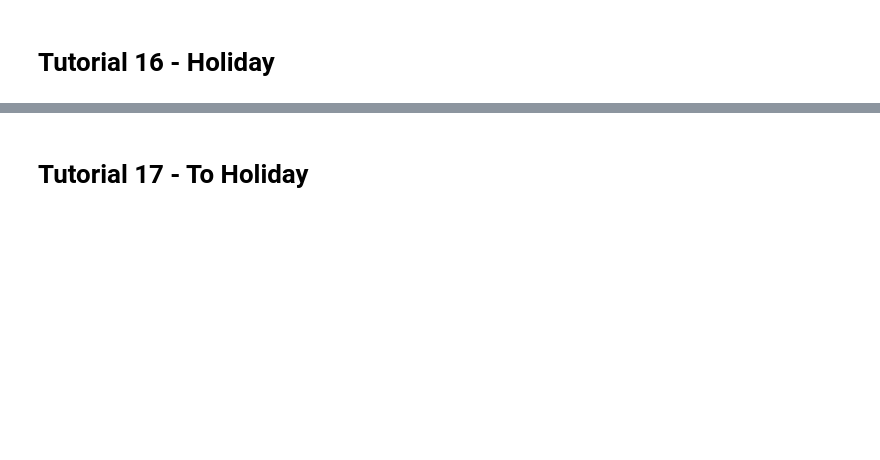
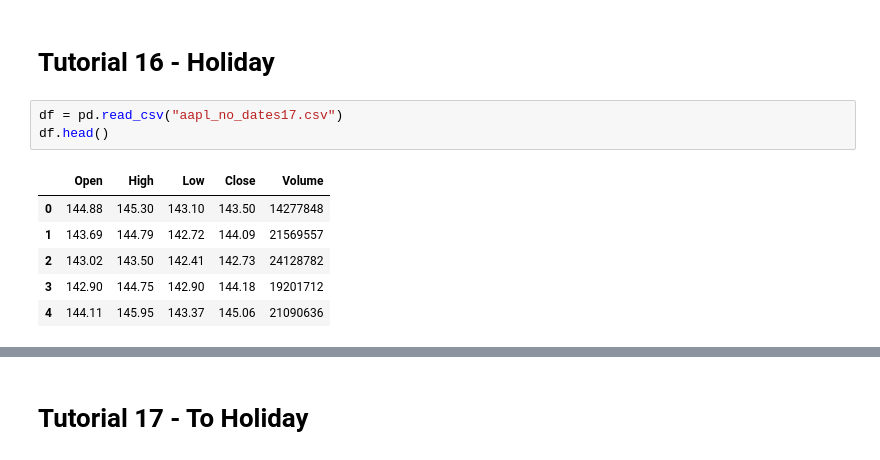
Before and after one commit to jchemile/varios, a Jupyter notebook: code_basics/pandas_tutorial/pandas_tutorial.ipynb, the cells around one changed output, grey strips where cells are left out. Saved outputs shown, nothing was run; the diff lists cells and outputs as text; blank space fills up the shorter version.

```diff
--- a/code_basics/pandas_tutorial/pandas_tutorial.ipynb
+++ b/code_basics/pandas_tutorial/pandas_tutorial.ipynb
@@ -730,2 +391,12 @@ Freq: B, dtype: int32
 # %% [markdown]
 # Tutorial 16 - Holiday
+# %%
+df = pd.read_csv("aapl_no_dates17.csv")
+df.head()
+# %% [output]
+|  | Open | High | Low | Close | Volume |
+| 0 | 144.88 | 145.30 | 143.10 | 143.50 | 14277848 |
+| 1 | 143.69 | 144.79 | 142.72 | 144.09 | 21569557 |
+| 2 | 143.02 | 143.50 | 142.41 | 142.73 | 24128782 |
+| 3 | 142.90 | 144.75 | 142.90 | 144.18 | 19201712 |
+| 4 | 144.11 | 145.95 | 143.37 | 145.06 | 21090636 |
```
Also changed, not shown: parts of 112 cells of this notebook, 40 other files.
